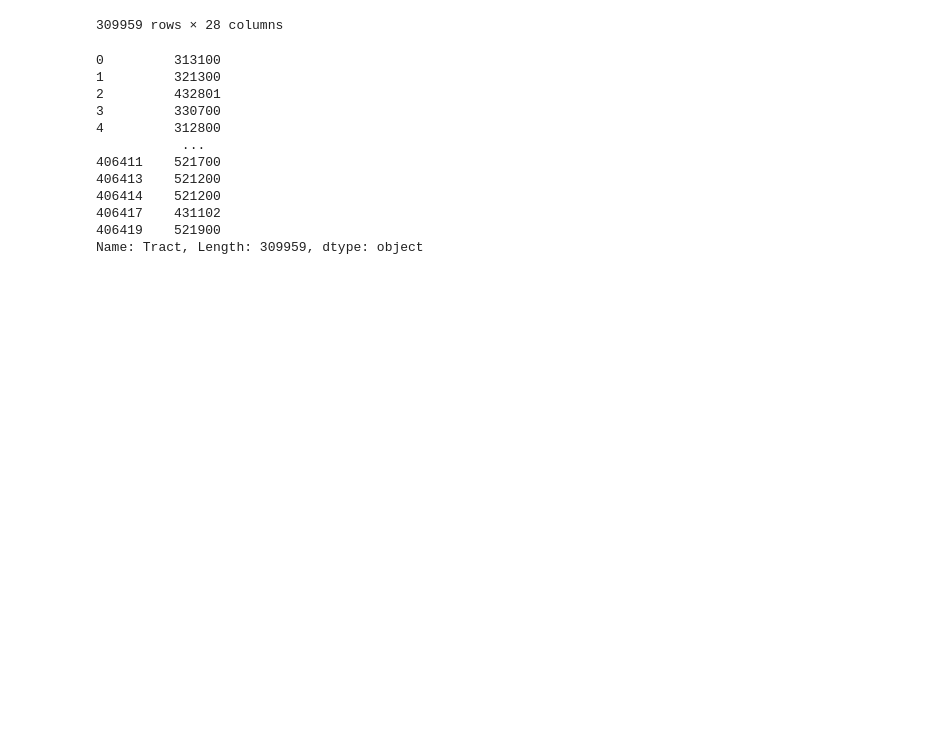
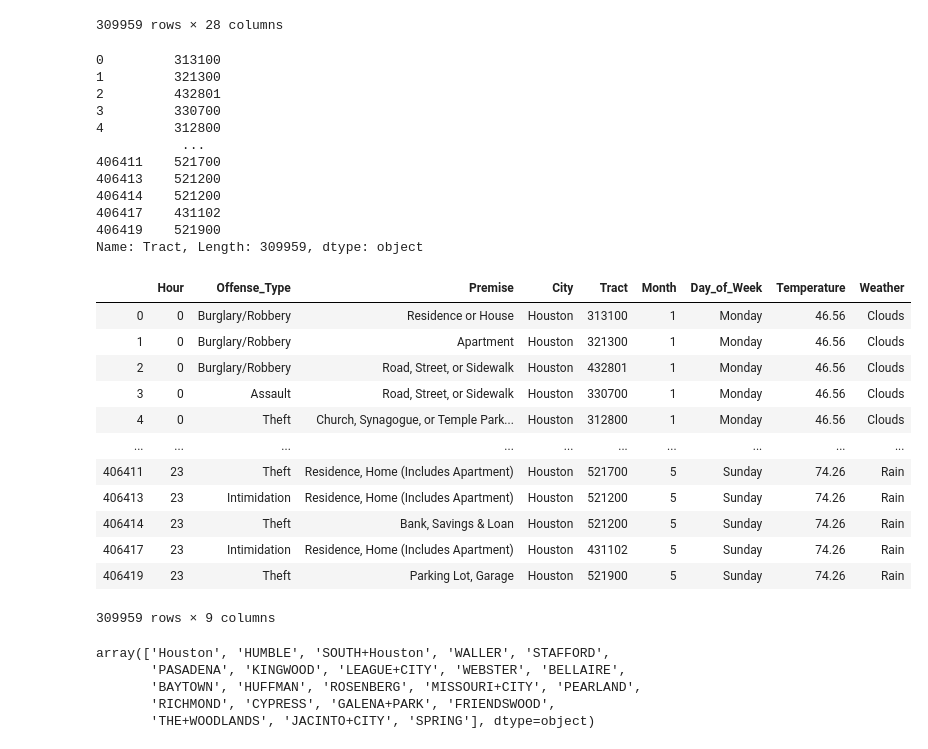
Before and after one commit to florin-vasiliu/Houston-Crime-Analysis, a Jupyter notebook: DataCleaning.ipynb, the cells around one changed output. Saved outputs shown, nothing was run; the diff lists cells and outputs as text; code cells hidden in the pictures; blank space fills up the shorter version.

Commit message:
machine learning csv

```diff
--- a/DataCleaning.ipynb
+++ b/DataCleaning.ipynb
@@ -111,3 +111,33 @@ cleaned_data['Tract']
 Name: Tract, Length: 309959, dtype: object
 # %%
 cleaned_data.to_csv('cleaned_data.csv')
+# %%
+mach_learn_df = cleaned_data[['Hour', 'Offense_Type',
+       'Premise', 'City',
+       'Tract',
+       'Month', 'Day_of_Week', 'Temperature',
+       'Weather']]
+
+mach_learn_df
+# %% [output]
+|  | Hour | Offense_Type | Premise | City | Tract | Month | Day_of_Week | Temperature | Weather |
+| 0 | 0 | Burglary/Robbery | Residence or House | Houston | 313100 | 1 | Monday | 46.56 | Clouds |
+| 1 | 0 | Burglary/Robbery | Apartment | Houston | 321300 | 1 | Monday | 46.56 | Clouds |
+| 2 | 0 | Burglary/Robbery | Road, Street, or Sidewalk | Houston | 432801 | 1 | Monday | 46.56 | Clouds |
+| 3 | 0 | Assault | Road, Street, or Sidewalk | Houston | 330700 | 1 | Monday | 46.56 | Clouds |
+| 4 | 0 | Theft | Church, Synagogue, or Temple Park... | Houston | 312800 | 1 | Monday | 46.56 | Clouds |
+| ... | ... | ... | ... | ... | ... | ... | ... | ... | ... |
+| 406411 | 23 | Theft | Residence, Home (Includes Apartment) | Houston | 521700 | 5 | Sunday | 74.26 | Rain |
+| 406413 | 23 | Intimidation | Residence, Home (Includes Apartment) | Houston | 521200 | 5 | Sunday | 74.26 | Rain |
+| 406414 | 23 | Theft | Bank, Savings & Loan | Houston | 521200 | 5 | Sunday | 74.26 | Rain |
+| 406417 | 23 | Intimidation | Residence, Home (Includes Apartment) | Houston | 431102 | 5 | Sunday | 74.26 | Rain |
+| 406419 | 23 | Theft | Parking Lot, Garage | Houston | 521900 | 5 | Sunday | 74.26 | Rain |
+309959 rows × 9 columns
+# %%
+mach_learn_df['City'].unique()
+# %% [output]
+array(['Houston', 'HUMBLE', 'SOUTH+Houston', 'WALLER', 'STAFFORD',
+       'PASADENA', 'KINGWOOD', 'LEAGUE+CITY', 'WEBSTER', 'BELLAIRE',
+       'BAYTOWN', 'HUFFMAN', 'ROSENBERG', 'MISSOURI+CITY', 'PEARLAND',
+       'RICHMOND', 'CYPRESS', 'GALENA+PARK', 'FRIENDSWOOD',
+       'THE+WOODLANDS', 'JACINTO+CITY', 'SPRING'], dtype=object)
```
Also changed, not shown: parts of 3 cells of this notebook, 1 other file.
